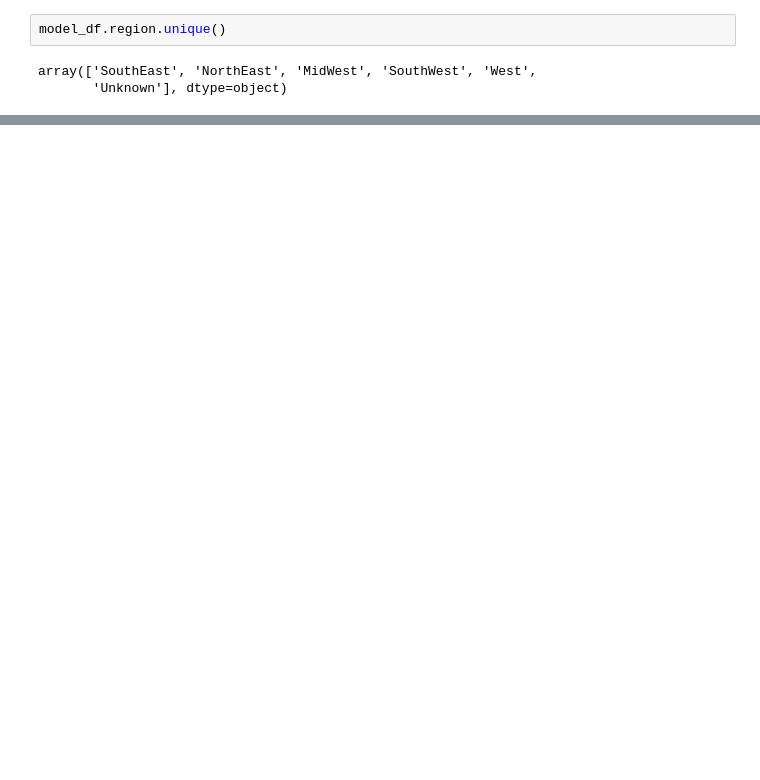
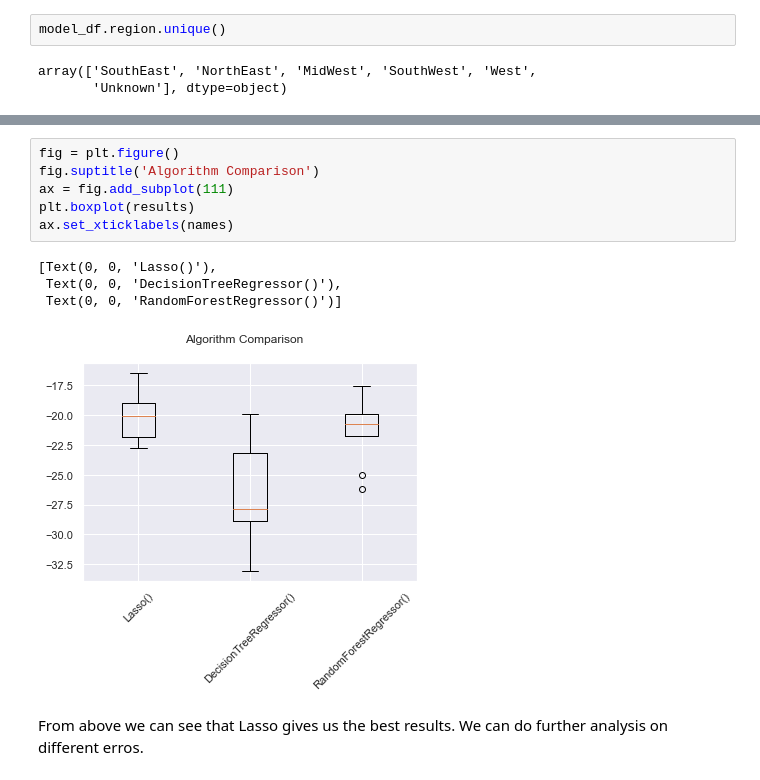
Before and after one commit to enwokoye94/DS-Salary-Analysis, a Jupyter notebook: ML modeling.ipynb, the cells around one changed output, grey strips where cells are left out. Cells and saved outputs as stored; diff of their text form; blank space fills up the shorter version.

```diff
--- a/ML modeling.ipynb
+++ b/ML modeling.ipynb
@@ -192,0 +190,13 @@ TypeError: Singleton array 96.165 cannot be considered a valid collection.
+# %%
+fig = plt.figure()
+fig.suptitle('Algorithm Comparison')
+ax = fig.add_subplot(111)
+plt.boxplot(results)
+ax.set_xticklabels(names)
+# %% [output]
+[Text(0, 0, 'Lasso()'),
+ Text(0, 0, 'DecisionTreeRegressor()'),
+ Text(0, 0, 'RandomForestRegressor()')]
+[figure, added]
+# %% [markdown]
+From above we can see that Lasso gives us the best results. We can do further analysis on different erros.
```
Also changed, not shown: parts of 6 cells of this notebook, 8 other files.
